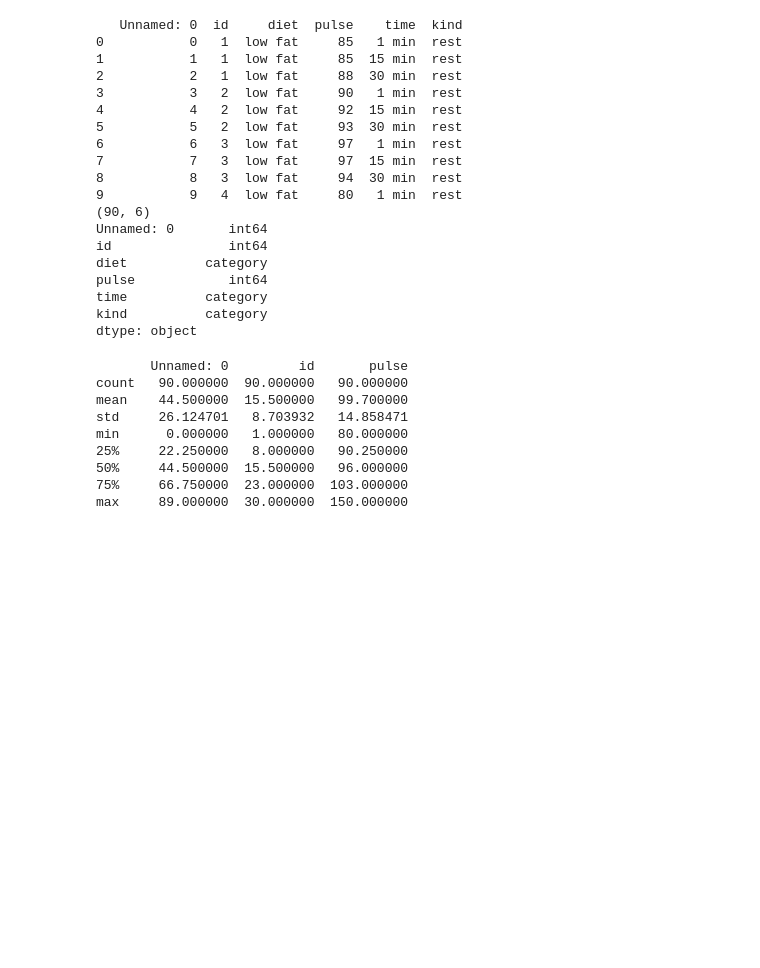
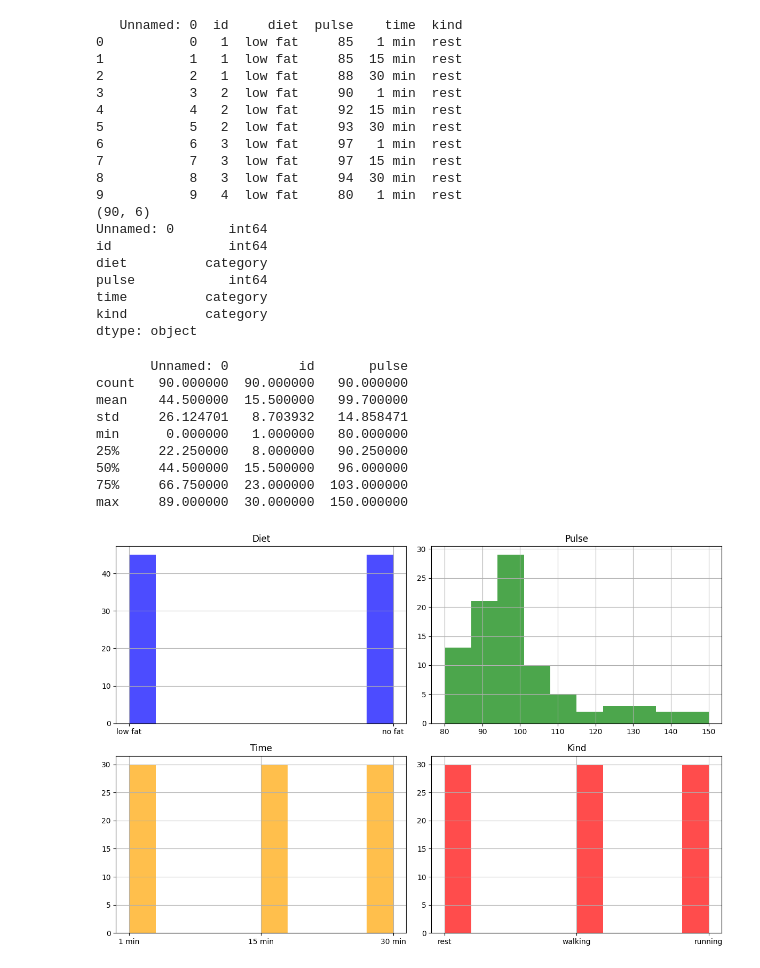
Before and after one commit to kcbreum/datafun-06-eda, a Jupyter notebook: breum_eda.ipynb, the cells around one changed output. Cells and saved outputs as stored; diff of their text form; code cells hidden in the pictures; blank space fills up the shorter version.

Commit message:
numerical columns added

```diff
--- a/breum_eda.ipynb
+++ b/breum_eda.ipynb
@@ -13,10 +14,10 @@ import seaborn as sns
 # %%
 ## **Data Acquisition**
 ### Load the dataset into a pandas DataFrame
-df = sns.load_dataset('exercise')
+exercise = sns.load_dataset('exercise')
 
 ### Inspect first rows of the DataFrame
-print(df.head())
+print(exercise.head())
 # %% [output]
    Unnamed: 0  id     diet  pulse    time  kind
 0           0   1  low fat     85   1 min  rest
@@ -63,3 +64,27 @@ min      0.000000   1.000000   80.000000
 50%     44.500000  15.500000   96.000000
 75%     66.750000  23.000000  103.000000
 max     89.000000  30.000000  150.000000
+# %%
+## **Initial Data Distribution for Numerical Columns**
+plt.figure(figsize=(12, 8))
+
+plt.subplot(2, 2, 1)
+exercise['diet'].hist(color='blue', alpha=0.7)
+plt.title('Diet')
+
+plt.subplot(2, 2, 2)
+exercise['pulse'].hist(color='green', alpha=0.7)
+plt.title('Pulse')
+
+plt.subplot(2, 2, 3)
+exercise['time'].hist(color='orange', alpha=0.7)
+plt.title('Time')
+
+plt.subplot(2, 2, 4)
+exercise['kind'].hist(color='red', alpha=0.7)
+plt.title('Kind')
+
+plt.tight_layout()
+plt.show()
+# %% [output]
+[figure, added]
```
Also changed, not shown: parts of 4 cells of this notebook.
